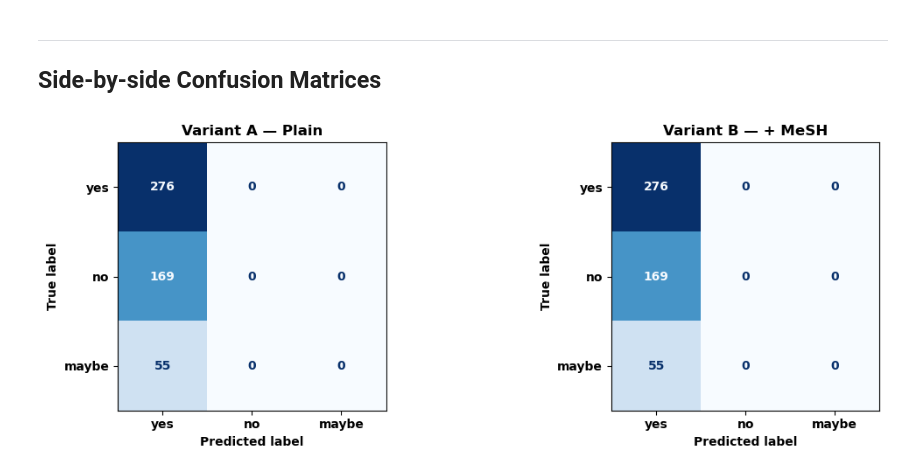
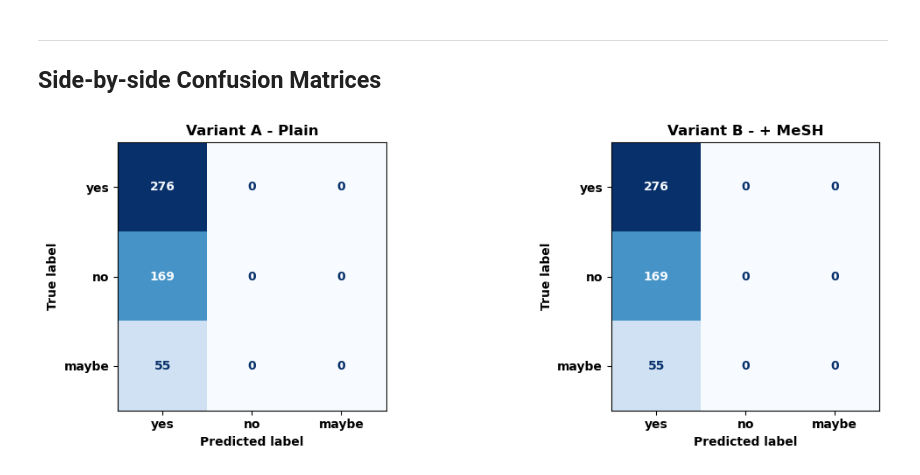
Before and after one commit to realhenrycheng/AITA_Coursework_Team11, a Jupyter notebook: pubmedbert_mlp_original.ipynb, the cells around one changed output. Cells and saved outputs as stored; diff of their text form; code cells hidden in the pictures.

```diff
--- a/pubmedbert_mlp_original.ipynb
+++ b/pubmedbert_mlp_original.ipynb
@@ -21,7 +21,7 @@ from pubmed_loader import PubMedQAData
 from pubmedbert_preprocess import pubmedbert_preprocess
 # %%
 RANDOM_SEED = 11
-MODEL_NAME  = "microsoft/BiomedNLP-BiomedBERT-base-uncased-abstract-fulltext"
+MODEL_NAME  = "microsoft/BiomedNLP-PubMedBERT-base-uncased-abstract-fulltext"
 DEVICE      = torch.device("xpu" if torch.xpu.is_available() else
                "cuda" if torch.cuda.is_available() else "cpu")
 
@@ -458,19 +460,19 @@ Variant B  — Enriched (+ MeSH terms)         0.5520     0.2371       0.1840
 # %%
 fig, axes = plt.subplots(1, 2, figsize=(12, 4))
 
 for ax, y_true, y_pred, title in [
-    (axes[0], y_true_a, y_pred_a, "Variant A — Plain"),
-    (axes[1], y_true_b, y_pred_b, "Variant B — + MeSH"),
+    (axes[0], y_true_a, y_pred_a, "Variant A - Plain"),
+    (axes[1], y_true_b, y_pred_b, "Variant B - + MeSH"),
 ]:
     cm   = confusion_matrix(y_true, y_pred)
     disp = ConfusionMatrixDisplay(
         confusion_matrix=cm,
         display_labels=["yes", "no", "maybe"]
     )
     disp.plot(ax=ax, cmap=plt.cm.Blues, colorbar=False)
     ax.set_title(title)
 
 plt.tight_layout()
 plt.show()
 # %% [output]
-[figure, old version]
+[figure, new version]
```
Also changed, not shown: parts of 1 cell of this notebook, 2 other files.
